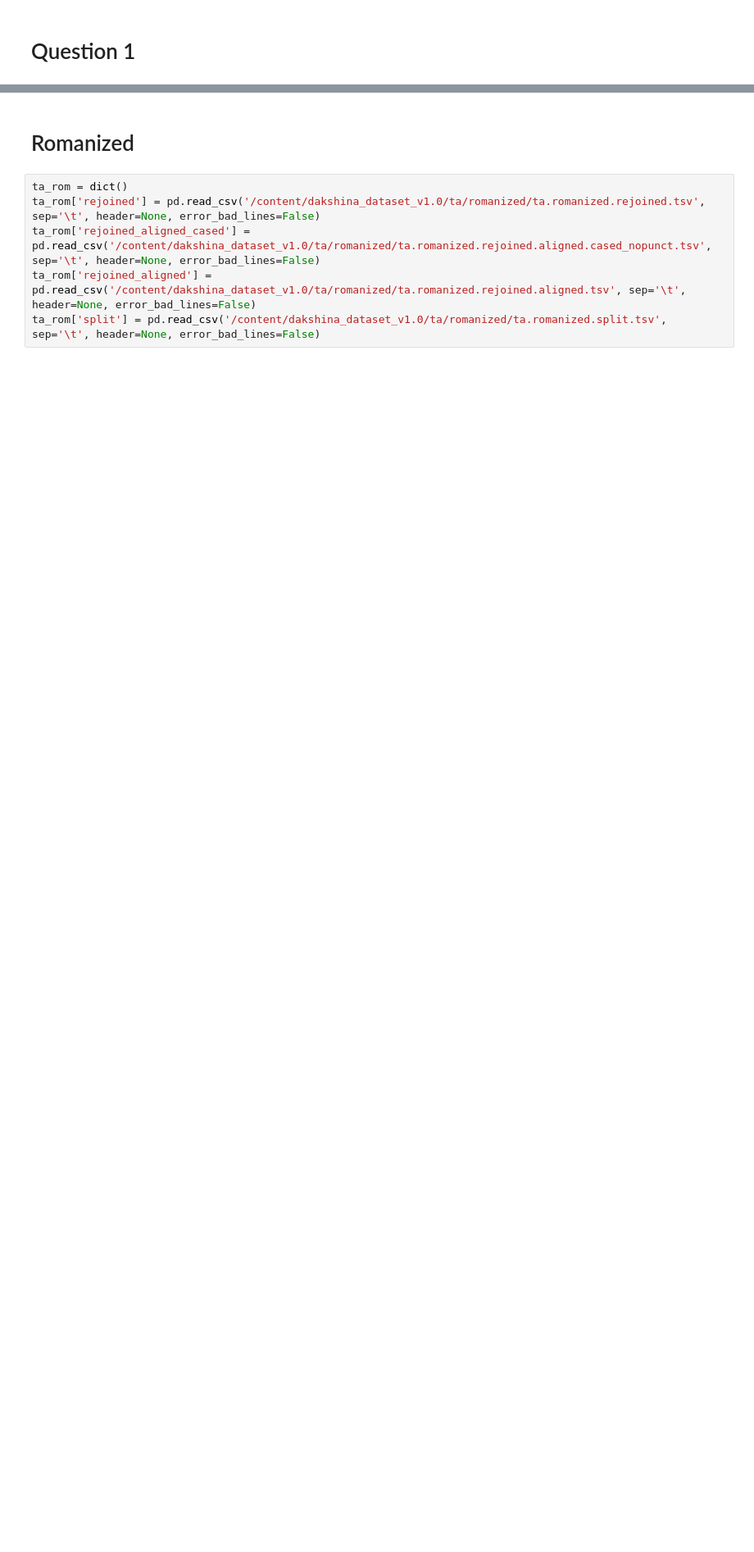
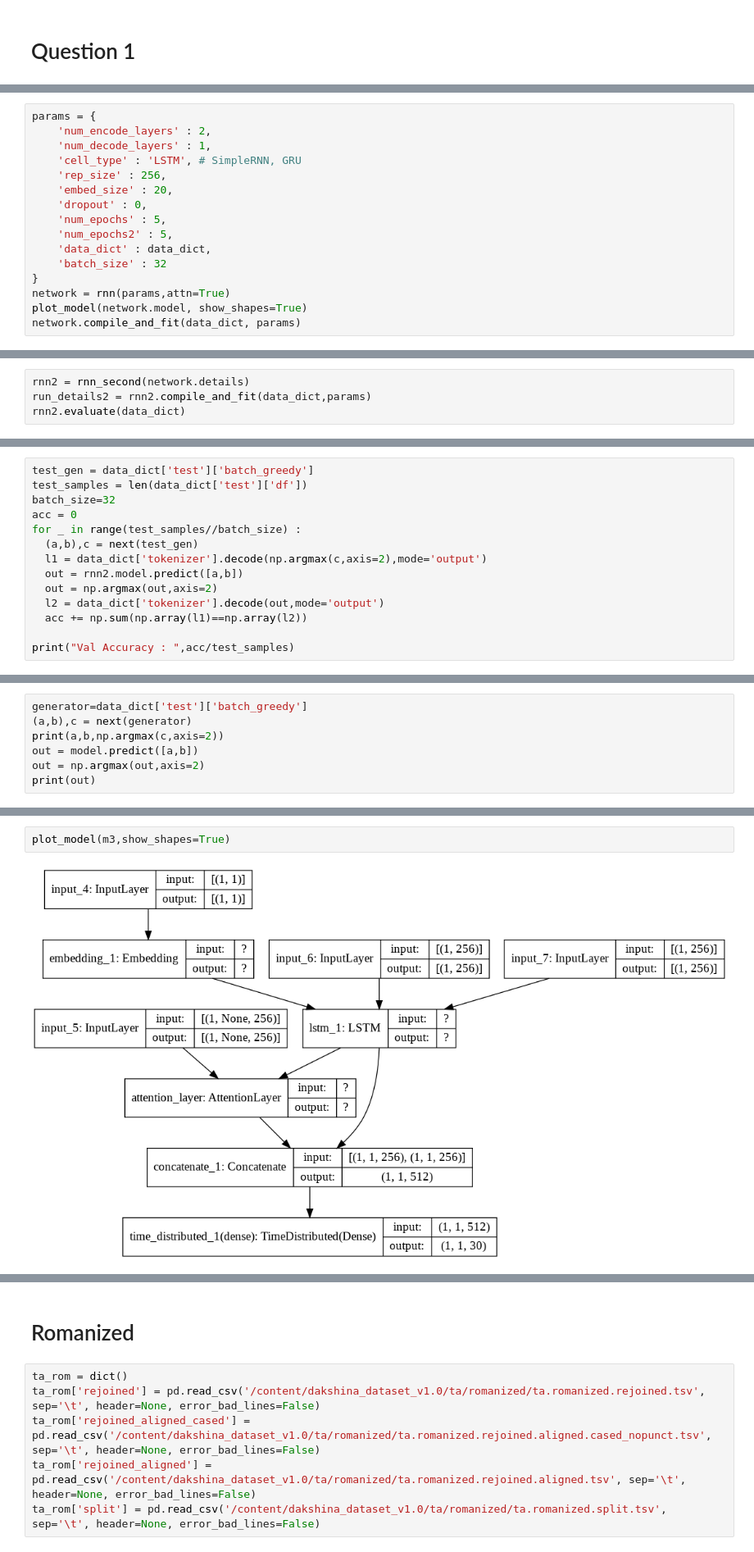
Before and after one commit to ramkamal2000/cs6910_assignment3, a Jupyter notebook: v2.ipynb, the cells around one changed output, grey strips where cells are left out. Shown at 82% size. Saved outputs shown, nothing was run; the diff lists cells and outputs as text; blank space fills up the shorter version.

```diff
--- a/v2.ipynb
+++ b/v2.ipynb
@@ -284,0 +698,16 @@ params = {
+# %%
+params = {
+    'num_encode_layers' : 2,
+    'num_decode_layers' : 1,
+    'cell_type' : 'LSTM', # SimpleRNN, GRU
+    'rep_size' : 256,
+    'embed_size' : 20,
+    'dropout' : 0,
+    'num_epochs' : 5,
+    'num_epochs2' : 5,
+    'data_dict' : data_dict,
+    'batch_size' : 32
+}
+network = rnn(params,attn=True)
+plot_model(network.model, show_shapes=True)
+network.compile_and_fit(data_dict, params)
@@ -284,0 +745,4 @@ params = {
+# %%
+rnn2 = rnn_second(network.details)
+run_details2 = rnn2.compile_and_fit(data_dict,params)
+rnn2.evaluate(data_dict)
@@ -284,0 +753,14 @@ params = {
+# %%
+test_gen = data_dict['test']['batch_greedy']
+test_samples = len(data_dict['test']['df'])
+batch_size=32
+acc = 0
+for _ in range(test_samples//batch_size) :
+  (a,b),c = next(test_gen)
+  l1 = data_dict['tokenizer'].decode(np.argmax(c,axis=2),mode='output')
+  out = rnn2.model.predict([a,b])
+  out = np.argmax(out,axis=2)
+  l2 = data_dict['tokenizer'].decode(out,mode='output')
+  acc += np.sum(np.array(l1)==np.array(l2))
+
+print("Val Accuracy : ",acc/test_samples)
@@ -284,0 +834,7 @@ params = {
+# %%
+generator=data_dict['test']['batch_greedy']
+(a,b),c = next(generator)
+print(a,b,np.argmax(c,axis=2))
+out = model.predict([a,b])
+out = np.argmax(out,axis=2)
+print(out)
@@ -284,0 +1053,4 @@ params = {
+# %%
+plot_model(m3,show_shapes=True)
+# %% [output]
+[figure, added]
```
Also changed, not shown: parts of 53 cells of this notebook, 7 other files.
